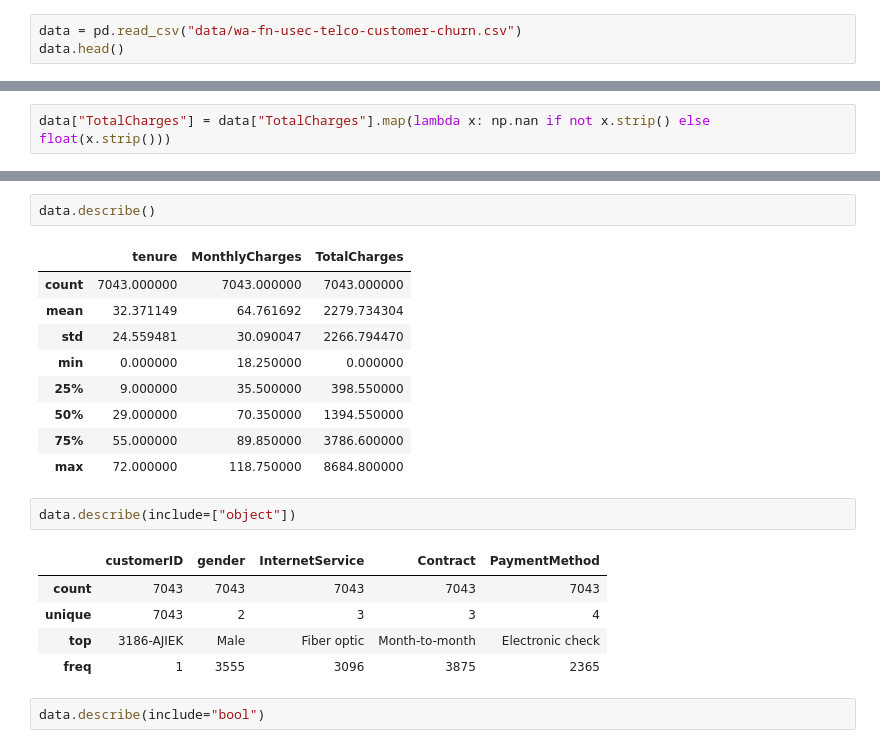
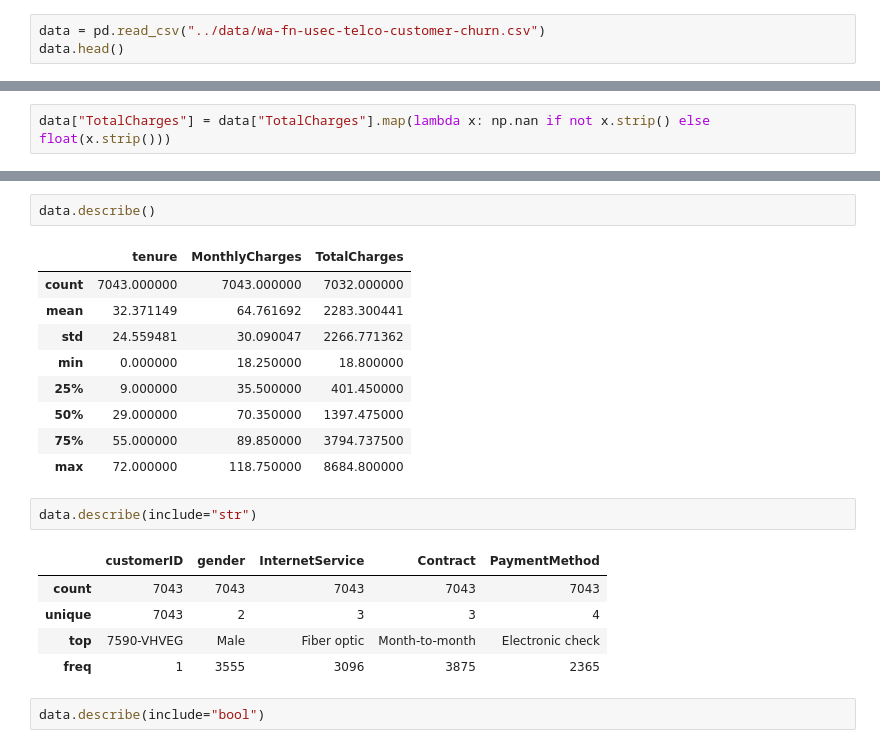
Before and after one commit to kuroi-hime/Customer-Churn-Analysis-Segmentation-Prediction, a Jupyter notebook: notebooks/01_EDA.ipynb, the cells around one changed output, grey strips where cells are left out. Drawn from its saved outputs; the diff is of its cells as text.

```diff
--- a/notebooks/01_EDA.ipynb
+++ b/notebooks/01_EDA.ipynb
@@ -9,7 +9,7 @@ from sklearn.preprocessing import OneHotEncoder, LabelEncoder, MinMaxScaler
 # %% [markdown]
 ## 1. Analyse et préparation des données
 # %%
-data = pd.read_csv("data/wa-fn-usec-telco-customer-churn.csv")
+data = pd.read_csv("../data/wa-fn-usec-telco-customer-churn.csv")
 data.head()
 # %% [output]
 |  | customerID | gender | SeniorCitizen | Partner | Dependents | tenure | PhoneService | MultipleLines | ... |
@@ -90,21 +88,21 @@ dtype: object
 data.describe()
 # %% [output]
 |  | tenure | MonthlyCharges | TotalCharges |
-| count | 7043.000000 | 7043.000000 | 7043.000000 |
-| mean | 32.371149 | 64.761692 | 2279.734304 |
-| std | 24.559481 | 30.090047 | 2266.794470 |
-| min | 0.000000 | 18.250000 | 0.000000 |
-| 25% | 9.000000 | 35.500000 | 398.550000 |
-| 50% | 29.000000 | 70.350000 | 1394.550000 |
-| 75% | 55.000000 | 89.850000 | 3786.600000 |
+| count | 7043.000000 | 7043.000000 | 7032.000000 |
+| mean | 32.371149 | 64.761692 | 2283.300441 |
+| std | 24.559481 | 30.090047 | 2266.771362 |
+| min | 0.000000 | 18.250000 | 18.800000 |
+| 25% | 9.000000 | 35.500000 | 401.450000 |
+| 50% | 29.000000 | 70.350000 | 1397.475000 |
+| 75% | 55.000000 | 89.850000 | 3794.737500 |
 | max | 72.000000 | 118.750000 | 8684.800000 |
 # %%
-data.describe(include=["object"])
+data.describe(include="str")
 # %% [output]
 |  | customerID | gender | InternetService | Contract | PaymentMethod |
 | count | 7043 | 7043 | 7043 | 7043 | 7043 |
 | unique | 7043 | 2 | 3 | 3 | 4 |
-| top | 3186-AJIEK | Male | Fiber optic | Month-to-month | Electronic check |
+| top | 7590-VHVEG | Male | Fiber optic | Month-to-month | Electronic check |
 | freq | 1 | 3555 | 3096 | 3875 | 2365 |
 # %%
 data.describe(include="bool")
```
Also changed, not shown: parts of 15 cells of this notebook, 4 other files.
